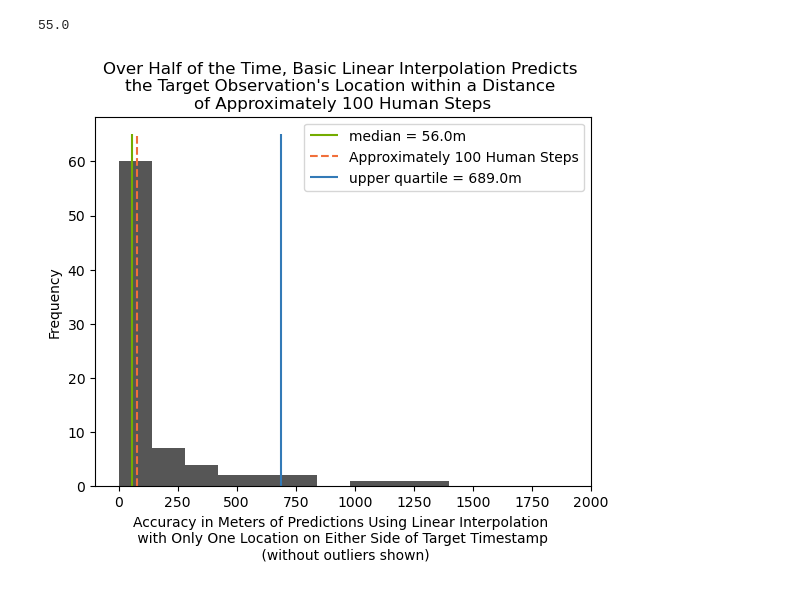
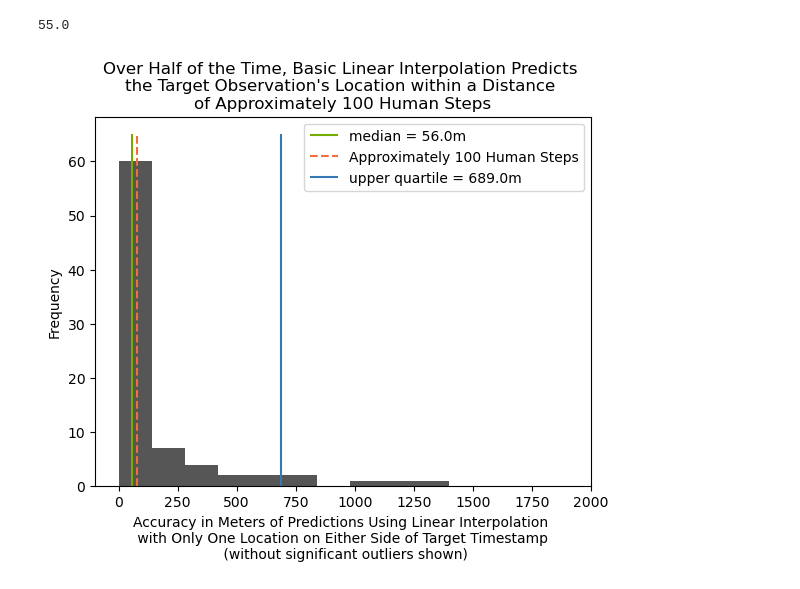
Before and after one commit to mccoolgrime/BrainStationCapstone, a Jupyter notebook: notebooks/Spicata_EDA.ipynb, the cells around one changed output. Cells and saved outputs as stored; diff of their text form; code cells hidden in the pictures.

```diff
--- a/notebooks/Spicata_EDA.ipynb
+++ b/notebooks/Spicata_EDA.ipynb
@@ -732,16 +776,0 @@ plt.show()
-# %%
-i = 21
-target_time = df_sp.loc[target_index[i], "time_observed_at"]
-time_before = df_sp.loc[target_index[i] - 1, "time_observed_at"]
-lat_before = df_sp.loc[target_index[i] - 1, "latitude"]
-lon_before = df_sp.loc[target_index[i] - 1, "longitude"]
-time_after = df_sp.loc[target_index[i] + 1, "time_observed_at"]
-lat_after = df_sp.loc[target_index[i] + 1, "latitude"]
-lon_after = df_sp.loc[target_index[i] + 1, "longitude"]
-
-predicted_lat = (lat_after - lat_before) * (target_time - time_before) / (time_after - time_before) + lat_before
-predicted_lon = (lon_after - lon_before) * (target_time - time_before) / (time_after - time_before) + lon_before
-
-print(lat_before, lon_before)
-print(lat_after, lon_after)
-print(predicted_lat, predicted_lon)
@@ -769,10 +780,11 @@ Int64Index([  1402,  26691,  26692,  26700,  28328,  28335,  30018,  30024,
 # %%
 
-# Requires these same variables from above:
-#columns_for_interpolation = ["latitude", "longitude", "min_from_target"]
-
+# creating empty dataframe for storing results
+entries = len(target_index)
 new_summary_df= pd.DataFrame(index = range(entries), columns=["original_index", "lat_pred", "lon_pred", "dist_from_target"])
 i = 0
+
+#looping through each target variable
 for ind in target_index:
     # necessary info for linear interpolation
     target_time = df_sp.loc[ind, "time_observed_at"]
@@ -783,17 +795,18 @@ for ind in target_index:
     lat_after = df_sp.loc[ind + 1, "latitude"]
     lon_after = df_sp.loc[ind + 1, "longitude"]
 
+    # simple linear interpolation between two points
     if time_after != time_before:
         predicted_lat = (lat_after - lat_before) * (target_time - time_before) / (time_after - time_before) + lat_before
         predicted_lon = (lon_after - lon_before) * (target_time - time_before) / (time_after - time_before) + lon_before
-    else:
+    else: #if time before is equal to time after, assumption is that location has not changed (could check and take average instead)
         predicted_lat = lat_before
         predicted_lon = lon_before
 
 
-
 # calculates how far prediction is from actual
     meters_from_actual = dist_in_meters(predicted_lat, predicted_lon, validation_dict[ind][0], validation_dict[ind][1])
+# stores summary info in summary dataframe for each target location
     new_summary_df.loc[i,"original_index"] = ind
     new_summary_df.loc[i,"dist_from_target"] = meters_from_actual
     new_summary_df.loc[i,"lat_pred"] = predicted_lat
@@ -817,20 +830,25 @@ new_summary_df[new_summary_df["dist_from_target"]<=76].shape[0] * 100 / new_summ
 # %% [output]
 55.0
 # %%
-lower_quartile = round(new_summary_df["dist_from_target"].describe()[4],0)
+# What is the distribution of accuracy? (Had to limit visual to 2K or less due to outliers)
+
+#quartiles for plotting vertical lines
 median = round(new_summary_df["dist_from_target"].describe()[5],0)
 upper_quartile = round(new_summary_df["dist_from_target"].describe()[6],0)
 
+plt.figure()
 plt.hist(new_summary_df[new_summary_df["dist_from_target"]<=2000]["dist_from_target"], color = '#565656')
-plt.xlabel("Accuracy in Meters of Predictions Using Linear Interpolation \n with Only One Location on Either Side of Target Timestamp \n (without outliers shown)")
+plt.xlabel("Accuracy in Meters of Predictions Using Linear Interpolation \n with Only One Location on Either Side of Target Timestamp \n (without significant outliers shown)")
 plt.ylabel("Frequency")
 plt.title("Over Half of the Time, Basic Linear Interpolation Predicts \nthe Target Observation's Location within a Distance \nof Approximately 100 Human Steps")
-#plt.vlines(lower_quartile, 0, 65, color = '#74ac00', label = f'lower quartile = {lower_quartile}m')
+
 plt.vlines(median, 0, 65, color = '#74ac00', label = f'median = {median}m')
+# 76 m is approximately 100 human steps
 plt.vlines(76, 0, 65, color = '#f16f3a' , label = "Approximately 100 Human Steps", linestyle = "dashed")
 plt.vlines(upper_quartile, 0, 65, color = '#337AB7', label = f'upper quartile = {upper_quartile}m')
+
 plt.xlim(xmin = -100, xmax = 2000)
 plt.legend()
 plt.show()
 # %% [output]
-[figure, old version]
+[figure, new version]
```
Also changed, not shown: parts of 37 cells of this notebook, 1 other file.
